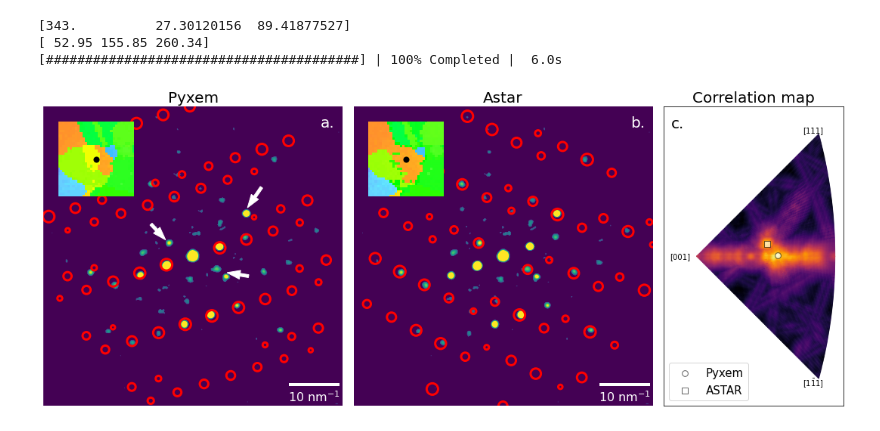
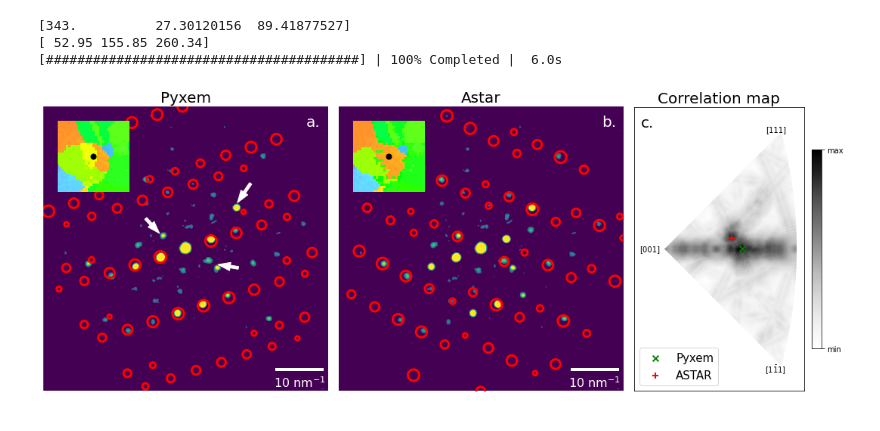
Before and after one commit to din14970/pyxem_template_matching_workflows, a Jupyter notebook: 210903IndexOptimization.ipynb, the cells around one changed output. Drawn from its saved outputs; the diff is of its cells as text; code cells hidden in the pictures.

```diff
--- a/210903IndexOptimization.ipynb
+++ b/210903IndexOptimization.ipynb
@@ -751,7 +772,7 @@ indexes, angles, corrs, angles_m, corrs_m = iutls.correlate_library_to_pattern(
 )
 # %%
 # plot them on top of eachother
-fig, ax = plt.subplots(ncols=3, figsize=(15, 6.5), gridspec_kw={'width_ratios': [1, 1, 0.6]})
+fig, ax = plt.subplots(ncols=3, figsize=(15, 6.5), gridspec_kw={'width_ratios': [1, 1, 0.66]})
 vmin=0
 vmax=0.3
 ax[0].imshow(test_image, vmin=vmin, vmax=vmax)
@@ -803,10 +824,14 @@ xy = np.array(grid_to_xy(grid_cub))
 x = xy[0]
 y = xy[1]
 s = 0.8
-ax[2].scatter(x[indexes], y[indexes], s = s, c = corrs, cmap = "inferno", vmin = vmin, vmax = vmax)
+bsf = ax[2].scatter(x[indexes], y[indexes], s = s, c = corrs, cmap = "Greys", vmin = vmin, vmax = vmax)
 ax[2].set_aspect("equal")
 ax[2].set_title("Correlation map", fontsize=fs)
-ax[2].scatter(x[indexes], -y[indexes], s = s, c = corrs_m, cmap = "inferno", vmin = vmin, vmax = vmax)
+ax[2].scatter(x[indexes], -y[indexes], s = s, c = corrs_m, cmap = "Greys", vmin = vmin, vmax = vmax)
+
+cb = fig.colorbar(bsf, ax=ax[2], fraction=0.053, pad=0.04)
+cb.set_ticks([0, vmin, vmax])
+cb.set_ticklabels([0, "min", "max"])
 #ax[2].axis("off")
 # plotting the actual orientations
 xyr = np.array(grid_to_xy(orient1))
@@ -819,12 +844,12 @@ fontprops = {
     "fontsize": 12,
 }
 textoffset = 0.015
-ax[2].scatter([x_r], [y_r], s=ss*3, c="white", edgecolor="black", label="Pyxem", alpha=0.6)
+ax[2].scatter([x_r], [y_r], s=ss*3, marker="x", c="green", label="Pyxem", lw=2)
 #ax[2].text(x_r, y_r+textoffset, "Pyxem", c="white", **fontprops)
 xya = np.array(grid_to_xy(orient_a, pole=1))
 x_a = xya[0]
 y_a = xya[1]
-ax[2].scatter([-x_a], [-y_a], s=ss*3, marker="s", c="white", edgecolor="black", label="ASTAR", alpha=0.6)
+ax[2].scatter([-x_a], [-y_a], s=ss*3, marker="+", c="red", label="ASTAR", lw=2)
 #ax[2].text(-x_a, -y_a+textoffset, "ASTAR", c="white", **fontprops)
 fontfac = 0.5
 ax[2].text(-0.05, 0, "[001]", ha="center", va="center", fontsize=fs*fontfac)
@@ -833,34 +858,34 @@ ax[2].text(0.35, -0.38, r"[1$\bar{1}$1]", ha="center", va="center", fontsize=fs*
 ax[2].legend(loc="lower left", fontsize=15)
 xm = 0.17
 hw = 0.27
 ax[2].set_xlim(xm - hw, xm + hw)
 hwy = 0.45
 ax[2].set_ylim(-hwy, hwy)
 ax[2].set_xticks([])
 ax[2].set_yticks([])
 
 
 # annotation arrows
 def draw_arrow(ax, x1, y1, x2, y2):
     dx = x2 - x1
     dy = y2 - y1
     ax.arrow(x1, y1, dx, dy, width=5, color="white", length_includes_head=True)
 
 draw_arrow(ax[0], 373, 138, 349, 173)
 draw_arrow(ax[0], 184, 201, 209, 228)
 draw_arrow(ax[0], 351, 290, 314, 284)
 
 ax[0].text(486, 27, "a.", ha="center", va="center", fontsize=fs, color="white")
 ax[1].text(486, 27, "b.", ha="center", va="center", fontsize=fs, color="white")
 ax[2].text(-0.058, 0.4, "c.", ha="center", va="center", fontsize=fs, color="black")
 
 col="white"
 ax[0].add_artist(ScaleBar(cal*10, units="1/nm", dimension="si-length-reciprocal", location="lower right", box_color="black", color=col, box_alpha=0.0, font_properties={"size": fs*0.8}))
 ax[1].add_artist(ScaleBar(cal*10, units="1/nm", dimension="si-length-reciprocal", location="lower right", box_color="black", color=col, box_alpha=0.0, font_properties={"size": fs*0.8}))
 
 fig.tight_layout()
 # %% [output]
-[figure, old version]
+[figure, new version]
 # %%
 fig.savefig("210903DataImages/210903ComparisonIndividual.png", dpi=640)
 # %%
```
Also changed, not shown: parts of 5 cells of this notebook, 1 other file.
